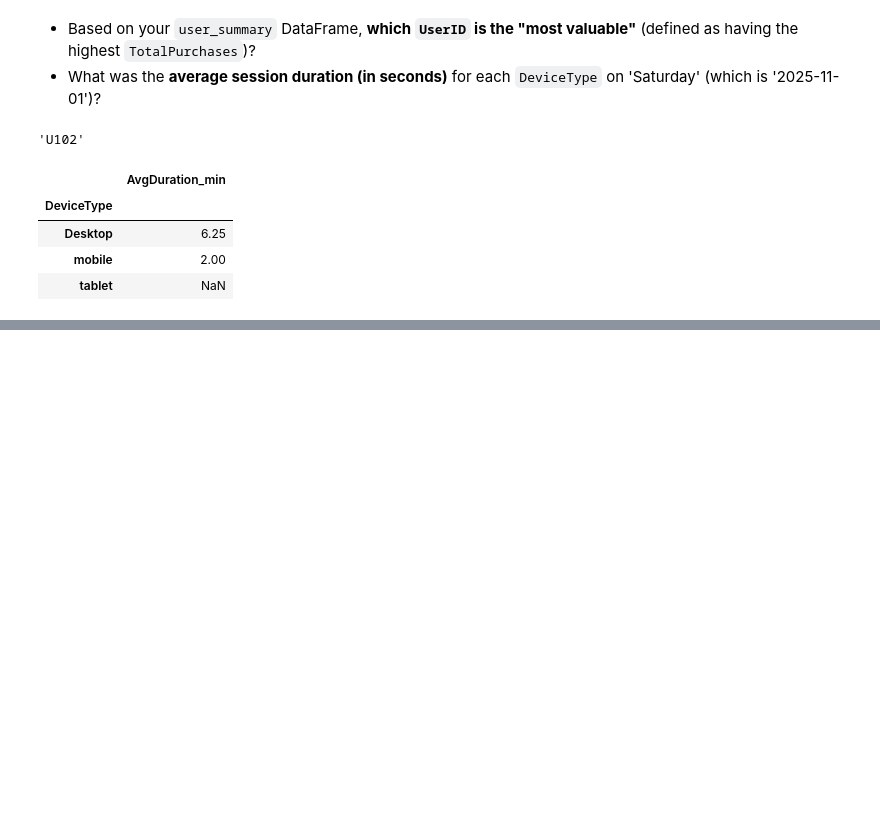
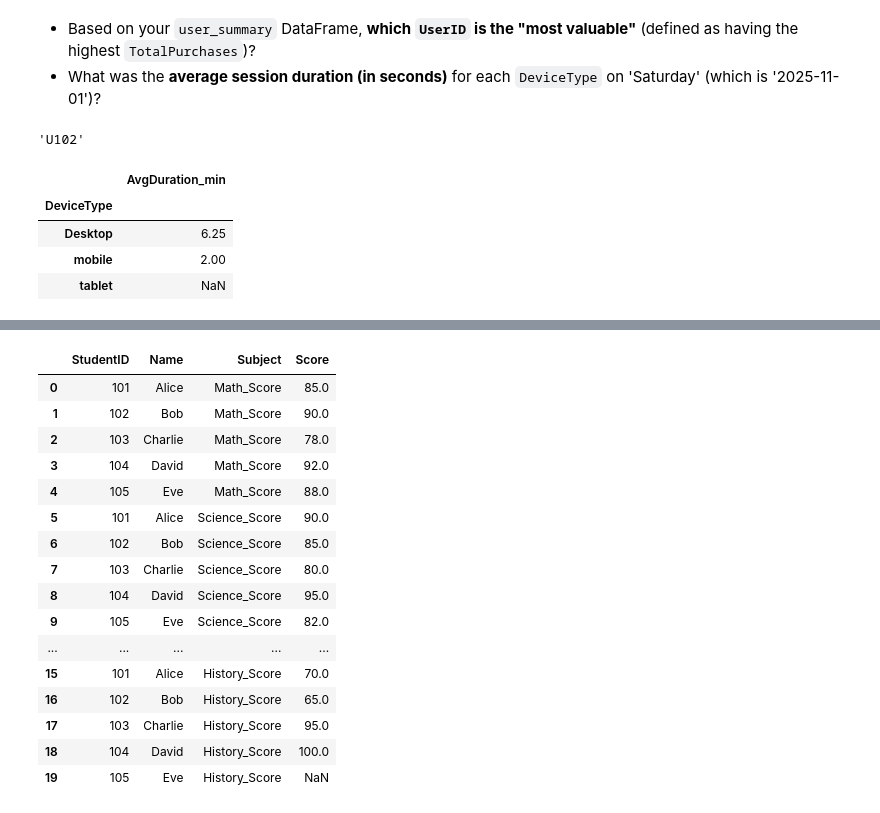
Before and after one commit to Nisha-Singla/daily-task, a Jupyter notebook: pandas_practice.ipynb, the cells around one changed output, grey strips where cells are left out. Drawn from its saved outputs; the diff is of its cells as text; code cells hidden in the pictures; blank space fills up the shorter version.

Commit message:
Refactor code structure for improved readability and maintainability
analysis student grades & bank account

```diff
--- a/pandas_practice.ipynb
+++ b/pandas_practice.ipynb
@@ -718,0 +723,19 @@ sat_df.groupby('DeviceType').agg(
+# %%
+import pandas as pd
+import numpy as np
+
+# --- 1. Setup Data ---
+data = {
+    'StudentID': [101, 102, 103, 104, 105],
+    'Name': ['Alice', 'Bob', 'Charlie', 'David', 'Eve'],
+    'Math_Score': [85, 90, 78, 92, 88],
+    'Science_Score': [90, 85, 80, 95, 82],
+    'English_Score': [88, 92, 85, 89, 90],
+    'History_Score': [70, 65, 95, 100, np.nan] # Eve missed the History test
+}
+
+grades_df = pd.DataFrame(data)
+
+# Check the initial wide format
+print("Original DataFrame:")
+display(grades_df) # or print(grades_df)
@@ -718,0 +755,24 @@ sat_df.groupby('DeviceType').agg(
+# %%
+grades_df = pd.melt(grades_df , id_vars=['StudentID', 'Name'],
+        value_vars=['Math_Score', 'Science_Score', 'English_Score', 'History_Score'],
+        var_name='Subject', value_name='Score')
+# %%
+grades_df
+# %% [output]
+|  | StudentID | Name | Subject | Score |
+| 0 | 101 | Alice | Math_Score | 85.0 |
+| 1 | 102 | Bob | Math_Score | 90.0 |
+| 2 | 103 | Charlie | Math_Score | 78.0 |
+| 3 | 104 | David | Math_Score | 92.0 |
+| 4 | 105 | Eve | Math_Score | 88.0 |
+| 5 | 101 | Alice | Science_Score | 90.0 |
+| 6 | 102 | Bob | Science_Score | 85.0 |
+| 7 | 103 | Charlie | Science_Score | 80.0 |
+| 8 | 104 | David | Science_Score | 95.0 |
+| 9 | 105 | Eve | Science_Score | 82.0 |
+| ... | ... | ... | ... | ... |
+| 15 | 101 | Alice | History_Score | 70.0 |
+| 16 | 102 | Bob | History_Score | 65.0 |
+| 17 | 103 | Charlie | History_Score | 95.0 |
+| 18 | 104 | David | History_Score | 100.0 |
+| 19 | 105 | Eve | History_Score | NaN |
```
Also changed, not shown: parts of 28 cells of this notebook, 1 other file.
